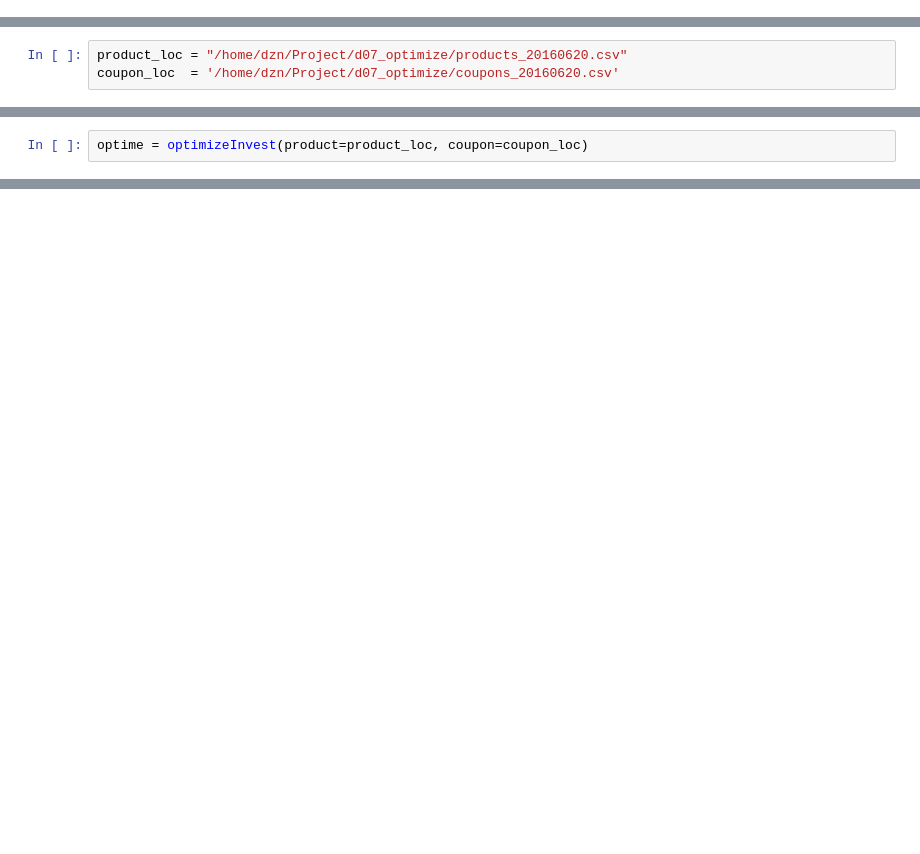
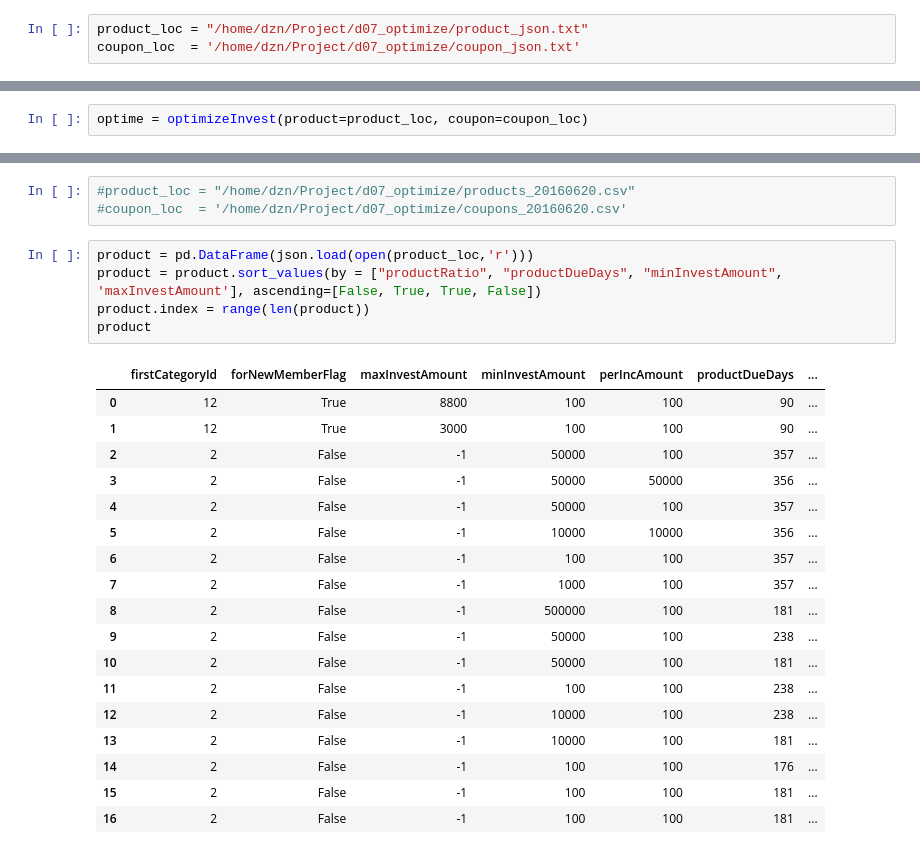
Before and after one commit to HY0095/d07_optimize, a Jupyter notebook: optimizeInvest.ipynb, the cells around one changed output, grey strips where cells are left out. Drawn from its saved outputs; the diff is of its cells as text; blank space fills up the shorter version.

```diff
--- a/optimizeInvest.ipynb
+++ b/optimizeInvest.ipynb
@@ -1,3 +1,6 @@
+# %%
+product_loc = "/home/dzn/Project/d07_optimize/product_json.txt"
+coupon_loc  = '/home/dzn/Project/d07_optimize/coupon_json.txt'
 # %%
 import numpy as np
 from scipy.optimize import minimize
@@ -392,3 +571,0 @@ class optimizeInvest(object):
-# %%
-product_loc = "/home/dzn/Project/d07_optimize/products_20160620.csv"
-coupon_loc  = '/home/dzn/Project/d07_optimize/coupons_20160620.csv'
@@ -456,0 +600,27 @@ result
+# %%
+#product_loc = "/home/dzn/Project/d07_optimize/products_20160620.csv"
+#coupon_loc  = '/home/dzn/Project/d07_optimize/coupons_20160620.csv'
+# %%
+product = pd.DataFrame(json.load(open(product_loc,'r')))
+product = product.sort_values(by = ["productRatio", "productDueDays", "minInvestAmount", 'maxInvestAmount'], ascending=[False, True, True, False])
+product.index = range(len(product))
+product
+# %% [output]
+|  | firstCategoryId | forNewMemberFlag | maxInvestAmount | minInvestAmount | perIncAmount | productDueDays | ... |
+| 0 | 12 | True | 8800 | 100 | 100 | 90 | ... |
+| 1 | 12 | True | 3000 | 100 | 100 | 90 | ... |
+| 2 | 2 | False | -1 | 50000 | 100 | 357 | ... |
+| 3 | 2 | False | -1 | 50000 | 50000 | 356 | ... |
+| 4 | 2 | False | -1 | 50000 | 100 | 357 | ... |
+| 5 | 2 | False | -1 | 10000 | 10000 | 356 | ... |
+| 6 | 2 | False | -1 | 100 | 100 | 357 | ... |
+| 7 | 2 | False | -1 | 1000 | 100 | 357 | ... |
+| 8 | 2 | False | -1 | 500000 | 100 | 181 | ... |
+| 9 | 2 | False | -1 | 50000 | 100 | 238 | ... |
+| 10 | 2 | False | -1 | 50000 | 100 | 181 | ... |
+| 11 | 2 | False | -1 | 100 | 100 | 238 | ... |
+| 12 | 2 | False | -1 | 10000 | 100 | 238 | ... |
+| 13 | 2 | False | -1 | 10000 | 100 | 181 | ... |
+| 14 | 2 | False | -1 | 100 | 100 | 176 | ... |
+| 15 | 2 | False | -1 | 100 | 100 | 181 | ... |
+| 16 | 2 | False | -1 | 100 | 100 | 181 | ... |
```
Also changed, not shown: parts of 11 cells of this notebook, 7 other files.
